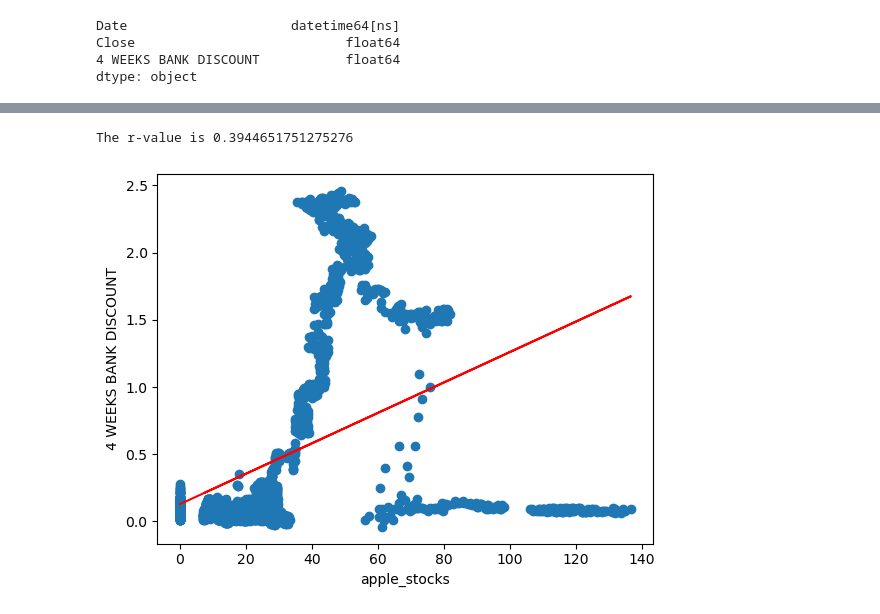
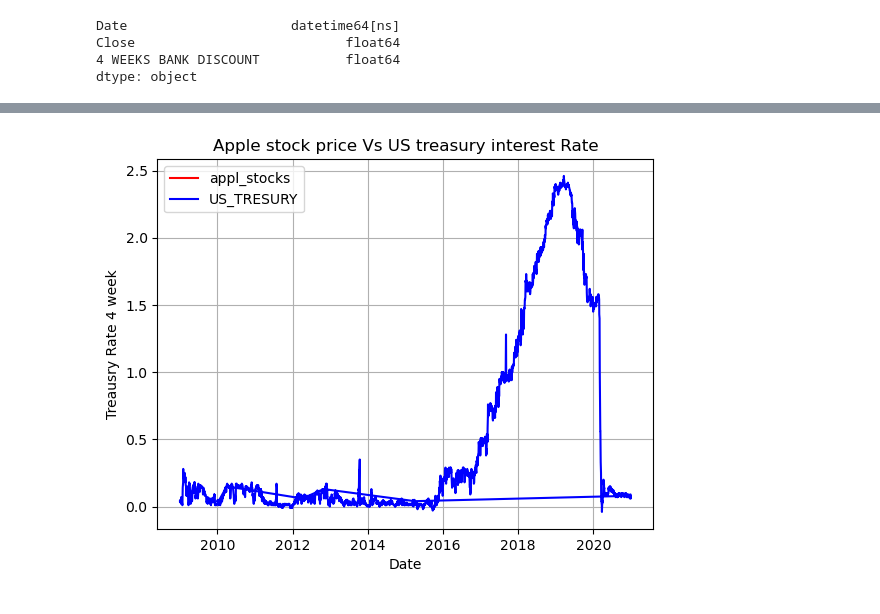
Before and after one commit to Sukhrajb1988/Project1G1, a Jupyter notebook: Interest Rate API Dataset.ipynb, the cells around one changed output, grey strips where cells are left out. Saved outputs shown, nothing was run; the diff lists cells and outputs as text; code cells hidden in the pictures.

```diff
--- a/Interest Rate API Dataset.ipynb
+++ b/Interest Rate API Dataset.ipynb
@@ -156,3 +171,17 @@ plt.show()
+# %%
+
+US_TRESURY, = plt.plot(close_profit_data['Date'], close_profit_data['4 WEEKS BANK DISCOUNT'], color="blue", label="US_TRESURY")
+plt.title("Apple stock price Vs US treasury interest Rate")
+plt.xlabel("Date")
+plt.ylabel("Treausry Rate 4 week")
+plt.legend(handles=[appl_stocks, US_TRESURY], loc="best")
+
+#plt.xlim(2010,2023)
+#plt.ylim(7,40)
+plt.grid()
+plt.show()
+# %% [output]
+[figure, added]
 # %%
 x_values = close_profit_data["Close"]
 y_values = close_profit_data['4 WEEKS BANK DISCOUNT']
@@ -160,14 +189,12 @@ y_values = close_profit_data['4 WEEKS BANK DISCOUNT']
 regress_values = x_values * slope + intercept
 line_eq = "y = " + str(round(slope,2)) + "x + " + str(round(intercept,2))
 #Plot values
+plt.title("Interest rate versus Stock Price")
 plt.scatter(x_values, y_values)
 plt.plot(x_values, regress_values, "-r")
 plt.annotate(line_eq,(0,-20),fontsize=15,color="red")
 plt.xlabel("apple_stocks")
 plt.ylabel("4 WEEKS BANK DISCOUNT")
 print(f'The r-value is {rvalue}')
-# %% [output]
-The r-value is 0.3944651751275276
-[figure, removed]
 # %%
 close_profit_data
```
Also changed, not shown: parts of 2 cells of this notebook, 1 other file.
